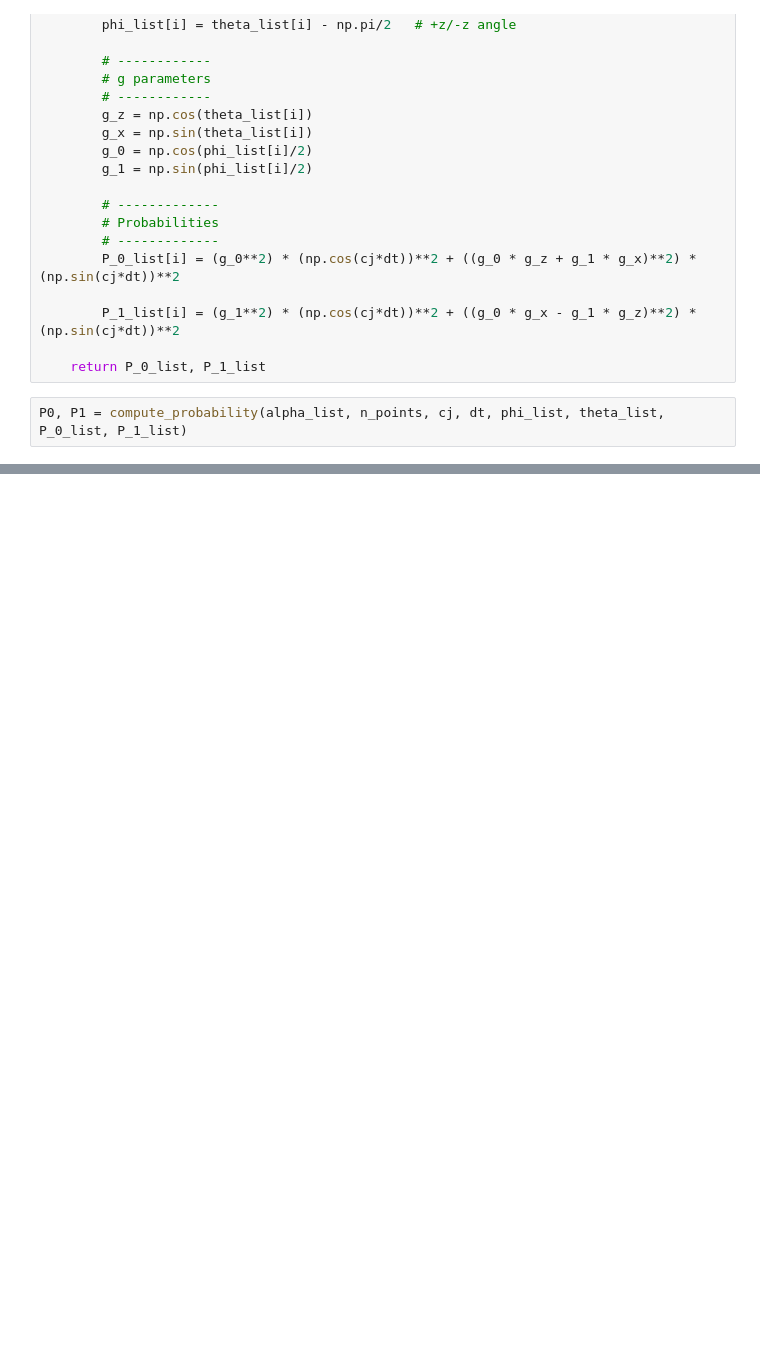
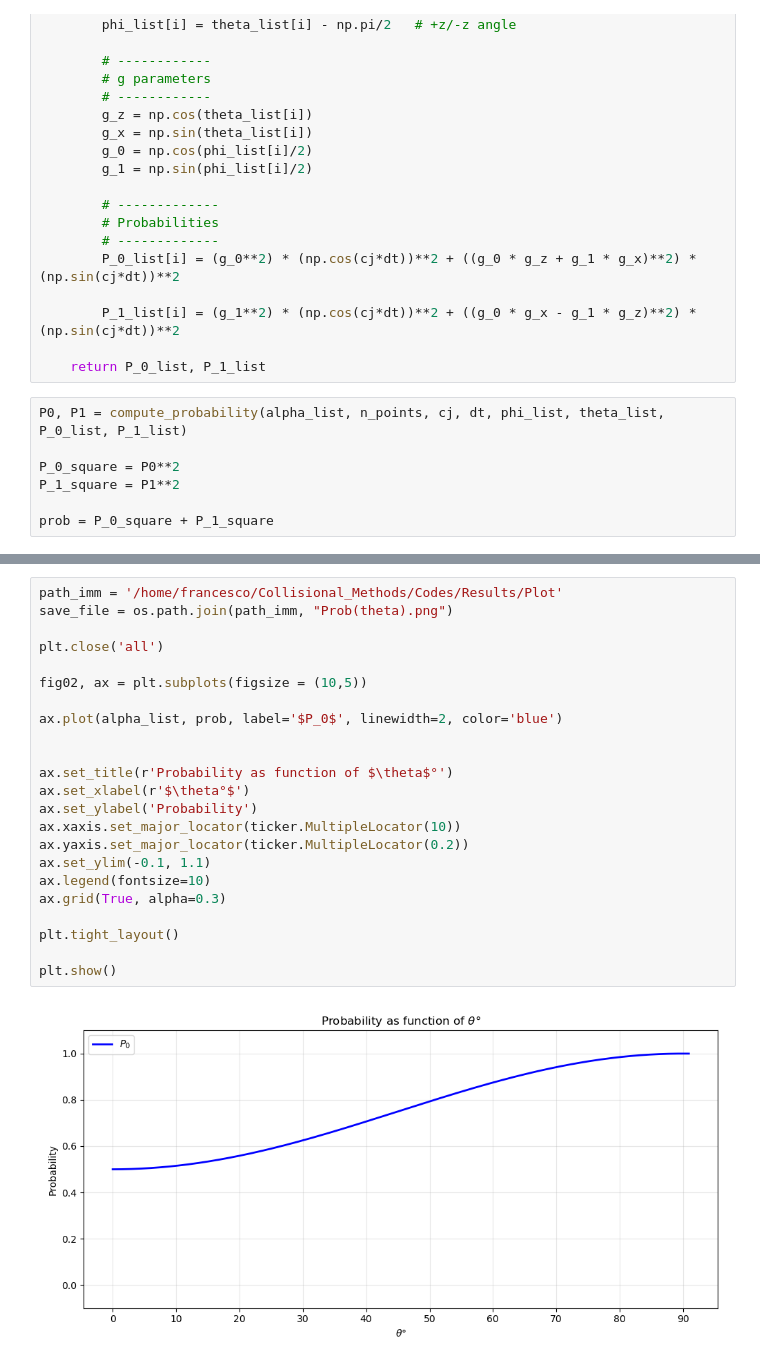
Before and after one commit to francescociavarella/Collisional-Methods, a Jupyter notebook: Codes/Probability.ipynb, the cells around one changed output, grey strips where cells are left out. Drawn from its saved outputs; the diff is of its cells as text; blank space fills up the shorter version.

```diff
--- a/Codes/Probability.ipynb
+++ b/Codes/Probability.ipynb
@@ -58,6 +58,11 @@ def compute_probability(alpha_list, n_points, cj, dt, phi_list, theta_list, P_0_
     return P_0_list, P_1_list
 # %%
 P0, P1 = compute_probability(alpha_list, n_points, cj, dt, phi_list, theta_list, P_0_list, P_1_list)
+
+P_0_square = P0**2
+P_1_square = P1**2
+
+prob = P_0_square + P_1_square
 # %%
 path_imm = '/home/francesco/Collisional_Methods/Codes/Results/Plot'
 save_file = os.path.join(path_imm, "Prob(theta).png")
@@ -85,0 +91,25 @@ plt.show()
+# %%
+path_imm = '/home/francesco/Collisional_Methods/Codes/Results/Plot'
+save_file = os.path.join(path_imm, "Prob(theta).png")
+
+plt.close('all')
+
+fig02, ax = plt.subplots(figsize = (10,5))
+
+ax.plot(alpha_list, prob, label='$P_0$', linewidth=2, color='blue')
+
+
+ax.set_title(r'Probability as function of $\theta$°')
+ax.set_xlabel(r'$\theta°$')
+ax.set_ylabel('Probability')
+ax.xaxis.set_major_locator(ticker.MultipleLocator(10))
+ax.yaxis.set_major_locator(ticker.MultipleLocator(0.2))
+ax.set_ylim(-0.1, 1.1)
+ax.legend(fontsize=10)
+ax.grid(True, alpha=0.3)
+
+plt.tight_layout()
+
+plt.show()
+# %% [output]
+[figure, added]
```
Also changed, not shown: parts of 3 cells of this notebook, 9 other files.
